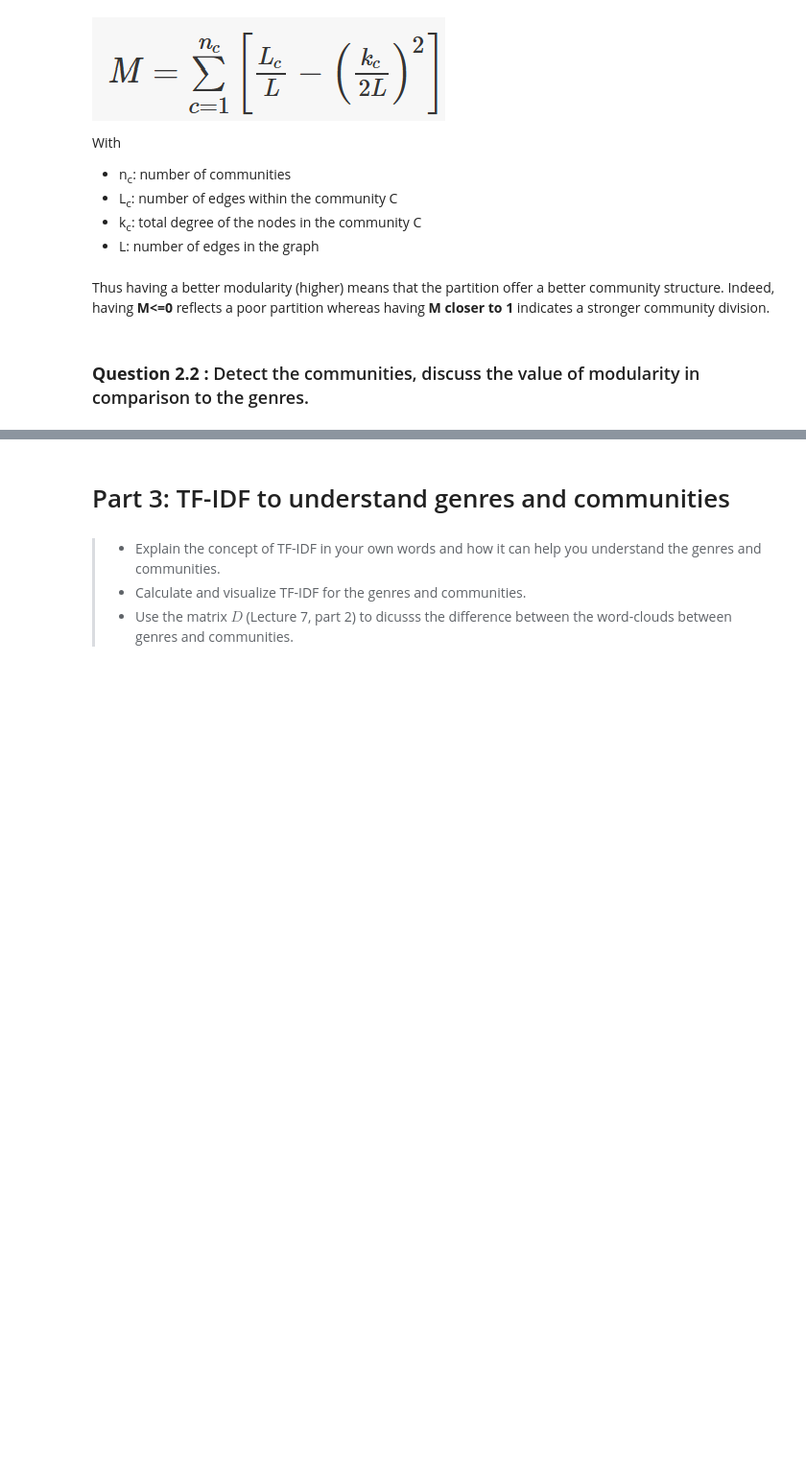
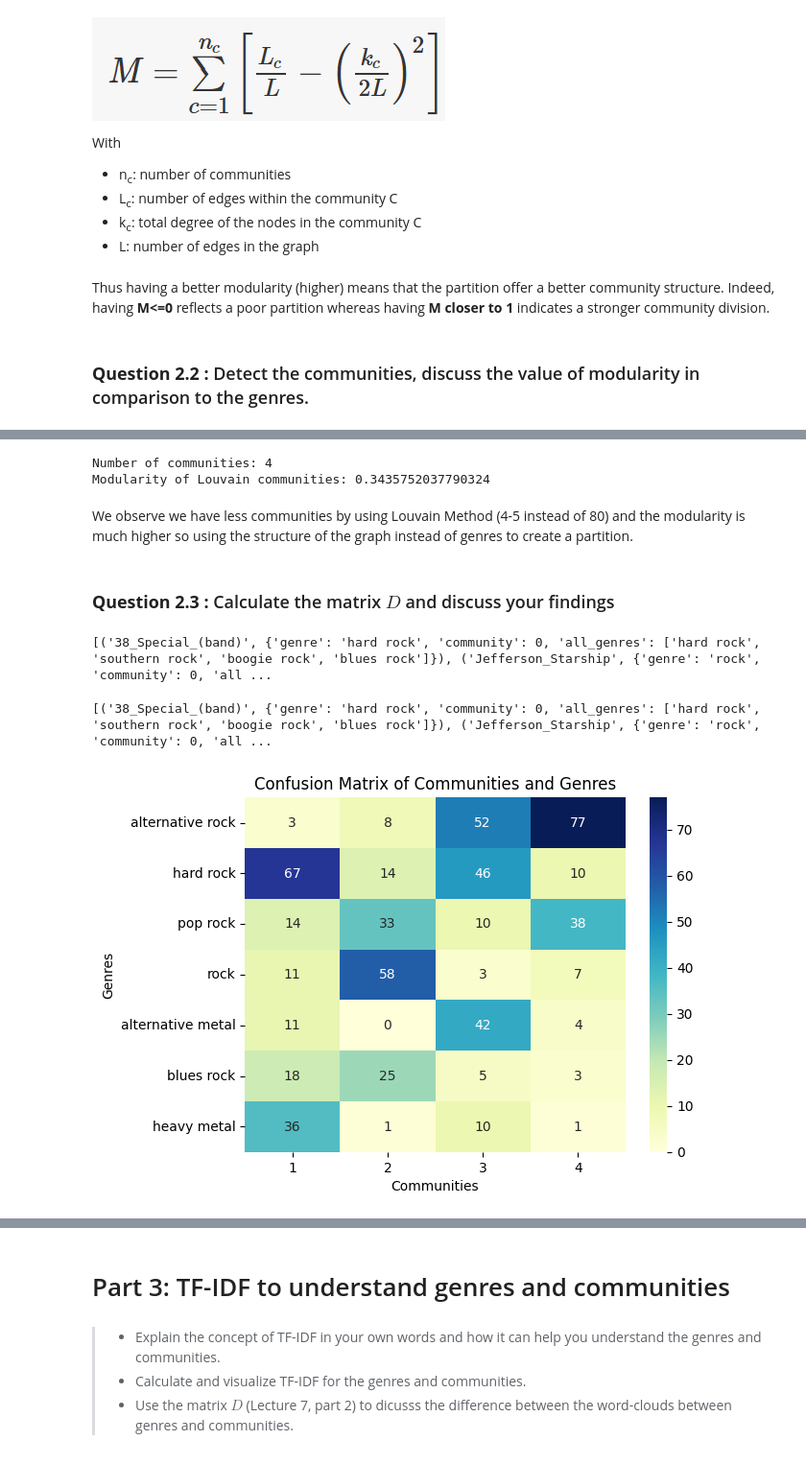
Before and after one commit to Azri-oss/Social_Graphs_Assignment_1, a Jupyter notebook: Assignment_2/Assingment2_Group14.ipynb, the cells around one changed output, grey strips where cells are left out. Shown at 96% size. Cells and saved outputs as stored; diff of their text form; code cells hidden in the pictures; blank space fills up the shorter version.

```diff
--- a/Assignment_2/Assingment2_Group14.ipynb
+++ b/Assignment_2/Assingment2_Group14.ipynb
@@ -210,0 +291,76 @@ G_undirected = graph.to_undirected()
+# %%
+# Create communities based on the structure of the graph with Louvain Method
+list_communities_louvain = nx.community.louvain_communities(G_undirected)
+print("Number of communities:", len(list_communities_louvain))
+
+modularity_louvain = modularity(G_undirected, list_communities_louvain)
+print("Modularity of Louvain communities:", modularity_louvain)
+# %% [output]
+Number of communities: 4
+Modularity of Louvain communities: 0.3435752037790324
+# %% [markdown]
+We observe we have less communities by using Louvain Method (4-5 instead of 80) and the modularity is much higher so using the structure of the graph instead of genres to create a partition.
+# %% [markdown]
+### **Question 2.3 :** Calculate the matrix $D$ and discuss your findings
+# %%
+# Assign community labels to nodes based on the louvain partition
+# This will be useful for visualization and the confusion matrix
+def add_community_labels(G_undirected, partition):
+    for node in G_undirected.nodes():
+        for i, community in enumerate(partition):
+            if node in community:
+                # Assign the community label to the node
+                G_undirected.nodes[node]['community'] = i
+                break
+
+
+add_community_labels(G_undirected, list_communities_louvain)
+print(G_undirected.nodes(data=True))
+# %% [output]
+[('38_Special_(band)', {'genre': 'hard rock', 'community': 0, 'all_genres': ['hard rock', 'southern rock', 'boogie rock', 'blues rock']}), ('Jefferson_Starship', {'genre': 'rock', 'community': 0, 'all ...
+# %%
+# In order to grasp the whole relationship between genres and communities we take into account
+# all genres of each artist instead of only the first one.
+def add_all_genres_to_nodes(G_backbone, dict_mapping):
+    for node in G_backbone.nodes(data=True):
+        if node[0] in dict_mapping:
+            node_genres = dict_mapping.get(node[0])
+            node[1]['all_genres'] = node_genres
+    return G_backbone
+
+add_all_genres_to_nodes(G_undirected, dict_mapping)
+print(G_undirected.nodes(data=True))
+# %% [output]
+[('38_Special_(band)', {'genre': 'hard rock', 'community': 0, 'all_genres': ['hard rock', 'southern rock', 'boogie rock', 'blues rock']}), ('Jefferson_Starship', {'genre': 'rock', 'community': 0, 'all ...
+# %%
+n_communities = len(list_communities_louvain)
+n_genres = 7
+
+def confusion_matrix_community_genres(G_backbone,top_genres,nb_communities, nb_genres):
+    # Get the top genres
+    top_genres_final = top_genres[:nb_genres]
+    # Initialise confusion matrix
+    confusion_matrix = pd.DataFrame(0, index = range(1,nb_communities+1), columns=[g for g in top_genres_final])
+
+    for node in G_backbone.nodes(data=True):
+        # Get all genres and community of the node
+        node_genres = node[1].get('all_genres')
+        node_community = node[1].get('community')
+        for node_genre in node_genres:
+        # If the genre is in the top genres and community is assigned we add it to the confusion matrix
+            if node_genre in top_genres_final and node_community is not None:
+                confusion_matrix.loc[node_community+1,node_genre] += 1
+    return confusion_matrix
+
+top_genres_list = [genre[0] for genre in top_genres]
+confusion_matrix =confusion_matrix_community_genres(G_undirected,top_genres_list,n_communities,n_genres)
+
+sns.heatmap(np.transpose(confusion_matrix), annot=True, fmt="d", cmap="YlGnBu")
+plt.ylabel("Genres")
+plt.xlabel("Communities")
+plt.title("Confusion Matrix of Communities and Genres")
+plt.xticks(rotation=0)
+plt.yticks(rotation=0)
+plt.show()
+# %% [output]
+[figure, added]
```
Also changed, not shown: parts of 14 cells of this notebook.
